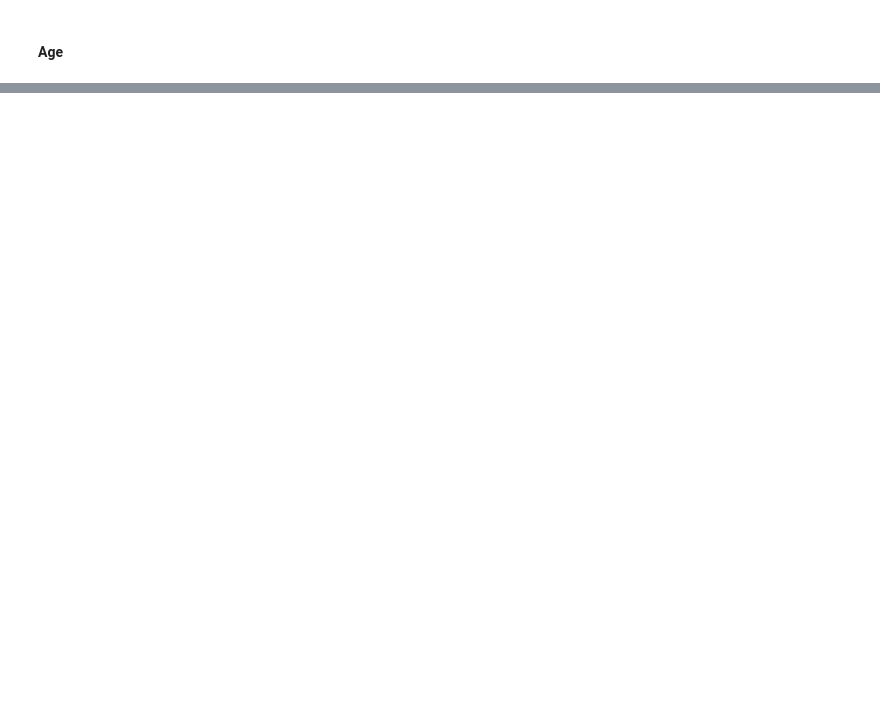
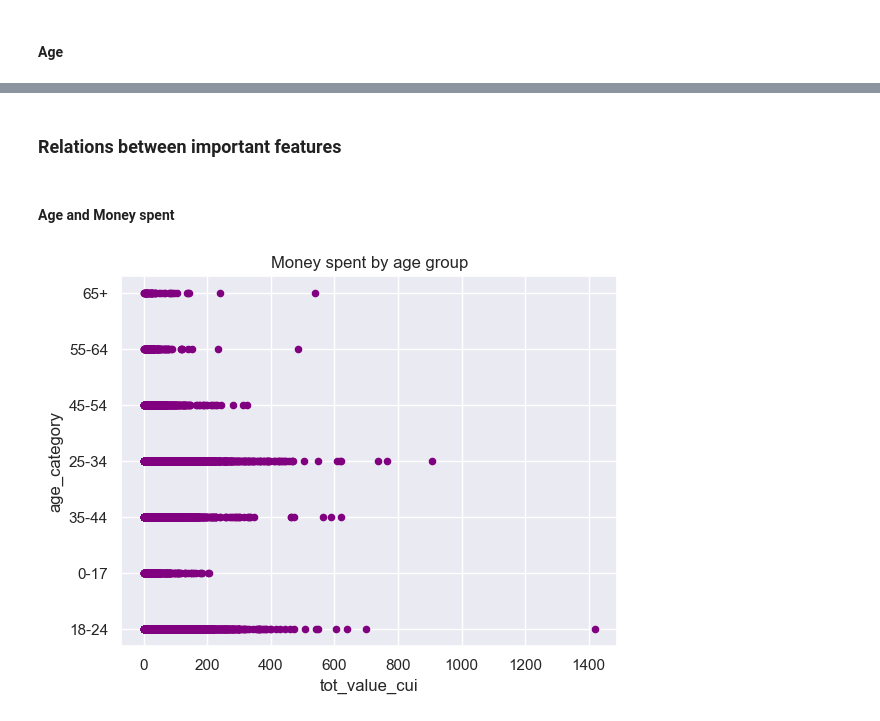
Before and after one commit to MiguelMangerona/Data-Mining-Project, a Jupyter notebook: DM2425_Part1_56.ipynb, the cells around one changed output, grey strips where cells are left out. Cells and saved outputs as stored; diff of their text form; code cells hidden in the pictures; blank space fills up the shorter version.

```diff
--- a/DM2425_Part1_56.ipynb
+++ b/DM2425_Part1_56.ipynb
@@ -465,0 +469,9 @@ plt.show()
+# %% [markdown]
+### Relations between important features ###
+# %% [markdown]
+#### Age and Money spent ####
+# %%
+df.plot(kind="scatter", x="tot_value_cui", y="age_category", color="purple", title="Money spent by age group")
+plt.show()
+# %% [output]
+[figure, added]
```
Also changed, not shown: parts of 11 cells of this notebook.
